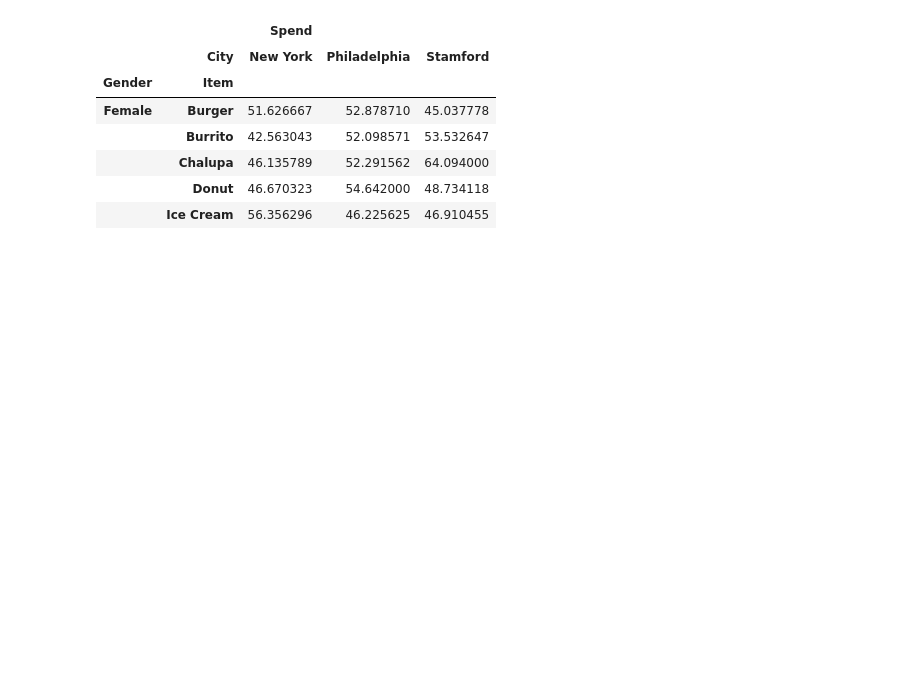
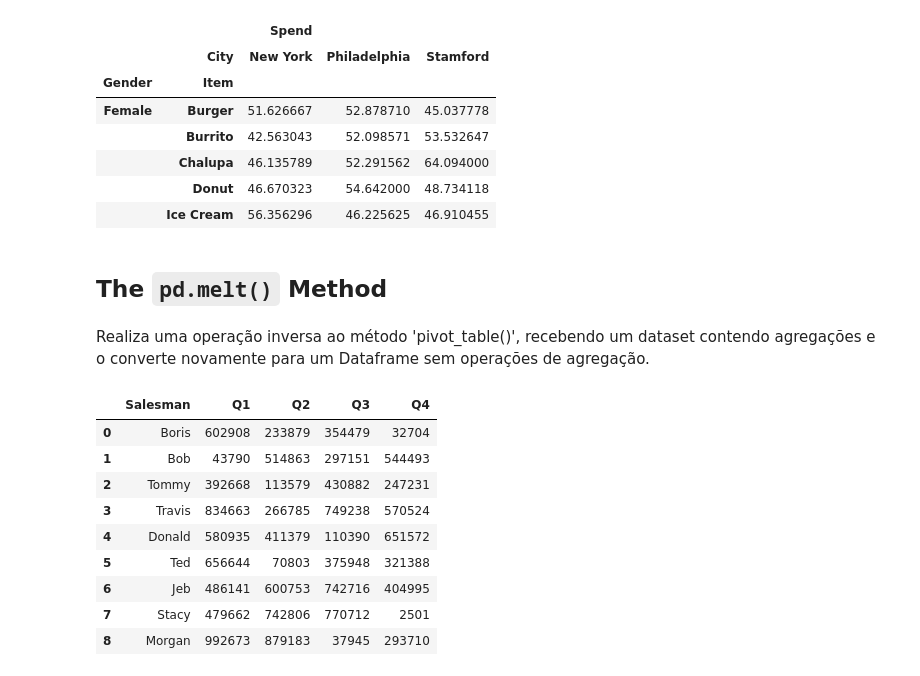
Before and after one commit to lukemariano/-I-love-pandas, a Jupyter notebook: pandas/multi_index.ipynb, the cells around one changed output. Saved outputs shown, nothing was run; the diff lists cells and outputs as text; code cells hidden in the pictures; blank space fills up the shorter version.

````diff
--- a/pandas/multi_index.ipynb
+++ b/pandas/multi_index.ipynb
@@ -697,3 +697,21 @@ pd.pivot_table(data = foods, values = ["Spend"], index = ["Gender", "Item"], col
 |  | Chalupa | 46.135789 | 52.291562 | 64.094000 |
 |  | Donut | 46.670323 | 54.642000 | 48.734118 |
 |  | Ice Cream | 56.356296 | 46.225625 | 46.910455 |
+# %% [markdown]
+## **The ```pd.melt()``` Method**
+# %% [markdown]
+Realiza uma operação inversa ao método 'pivot_table()', recebendo um dataset contendo agregações e o converte novamente para um Dataframe sem operações de agregação.
+# %%
+sales = pd.read_csv("quarters.csv")
+sales
+# %% [output]
+|  | Salesman | Q1 | Q2 | Q3 | Q4 |
+| 0 | Boris | 602908 | 233879 | 354479 | 32704 |
+| 1 | Bob | 43790 | 514863 | 297151 | 544493 |
+| 2 | Tommy | 392668 | 113579 | 430882 | 247231 |
+| 3 | Travis | 834663 | 266785 | 749238 | 570524 |
+| 4 | Donald | 580935 | 411379 | 110390 | 651572 |
+| 5 | Ted | 656644 | 70803 | 375948 | 321388 |
+| 6 | Jeb | 486141 | 600753 | 742716 | 404995 |
+| 7 | Stacy | 479662 | 742806 | 770712 | 2501 |
+| 8 | Morgan | 992673 | 879183 | 37945 | 293710 |
````
Also changed, not shown: parts of 1 cell of this notebook.
